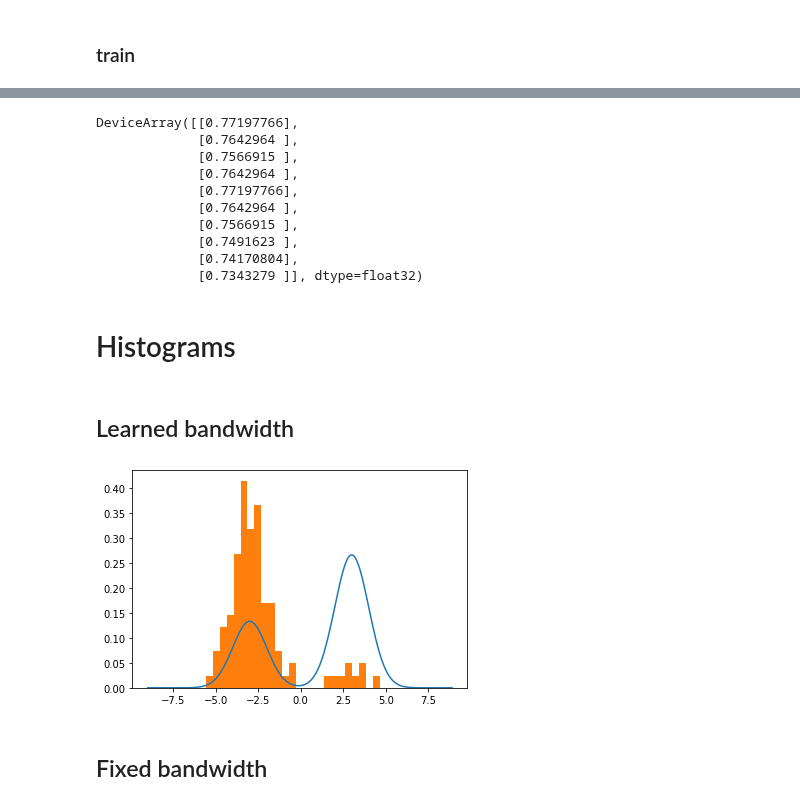
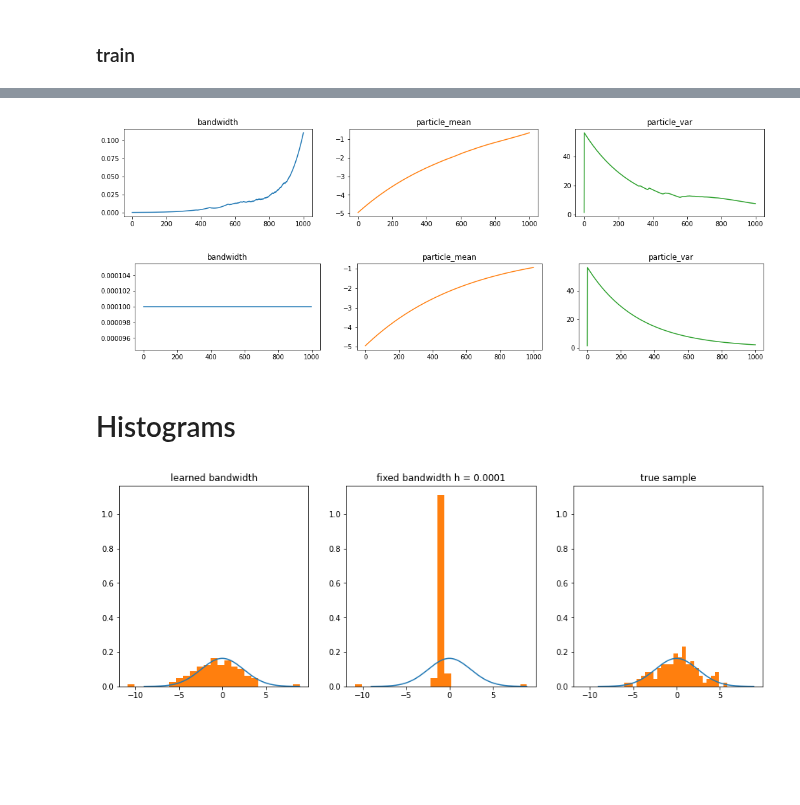
Before and after one commit to ratschlab/projects-2020-Neural-SVGD, a Jupyter notebook: Train (one dim experiments)-Copy1.ipynb, the cells around one changed output, grey strips where cells are left out. Saved outputs shown, nothing was run; the diff lists cells and outputs as text; code cells hidden in the pictures; blank space fills up the shorter version.

```diff
--- a/Train (one dim experiments)-Copy1.ipynb
+++ b/Train (one dim experiments)-Copy1.ipynb
@@ -18,6 +18,8 @@ rkey = random.PRNGKey(10)
 # %%
-dist = metrics.Gaussian(0, 1)
-dist = metrics.GaussianMixture([-3, 3], [1, 1], [1/3, 2/3])
+# dist = metrics.Gaussian(0, 1)
+# dist = metrics.GaussianMixture([-3, 3], [1, 1], [1/3, 2/3])
+dist = metrics.Gaussian(0, 6)
+
 n = 100
 d = dist.d
 
@@ -26,7 +30,7 @@ svgd = SVGD(dist, n_steps, particle_shape=(n, d), adagrad=False)
 # %%
-h = 30
+h = 0.0001
 lr = 0.01
-svgd_stepsize = 0.01
+svgd_stepsize = 1
 bandwidth = h
 ksd_bandwidth = 1
 # %%
@@ -35,9 +40,10 @@ rkey = random.split(rkey)[0]
 ### train
 # %%
 st = time.time()
-x, x_step, log, log_step, losses = svgd.train(rkey, h, lr, svgd_stepsize, n_steps, ksd_bandwidth, update_after=0)
+x, log, losses = svgd.train(rkey, h, lr, svgd_stepsize, n_steps, ksd_bandwidth, update_after=0)
 x.block_until_ready()
 end = time.time()
 print(f"took {end - st} seconds")
+print(log["desc"]["bandwidth"][-4:][:, 0])
 # %% [output]
 JIT COMPILING step...
@@ -69,26 +63,22 @@ DeviceArray(True, dtype=bool)
-# %%
-log["desc"]["bandwidth"][-10:]
-# %% [output]
-DeviceArray([[0.77197766],
-             [0.7642964 ],
-             [0.7566915 ],
-             [0.7642964 ],
-             [0.77197766],
-             [0.7642964 ],
-             [0.7566915 ],
-             [0.7491623 ],
-             [0.74170804],
-             [0.7343279 ]], dtype=float32)
+# %%
+plot.svgd_log(log)#, full=True)
+plot.svgd_log(logs)
+# %% [output]
+[figure, added]
+[figure, added]
 # %% [markdown]
 # Histograms
-# %% [markdown]
-## Learned bandwidth
+# %%
+s = dist.sample(shape=(n,1))
 # %%
 grid = np.arange(-9, 9, 0.1)
 
-_ = plt.plot(grid, vmap(dist.pdf)(grid))
-_ = plt.hist(x[:, 0], density=True, bins=25)
+fig, axs = plt.subplots(1, 3, figsize = [15, 4.8])
+for ax, out, title in zip(axs, (x, xs, s), ("learned bandwidth", f"fixed bandwidth h = {h}", "true sample")):
+    _ = ax.plot(grid, vmap(dist.pdf)(grid))
+    _ = ax.hist(out[:, 0], density=True, bins=25)
+    _ = ax.set_title(title)
+
+_ = plot.equalize_axes(axs)
 # %% [output]
-[figure, old version]
+[figure, new version]
-# %% [markdown]
-## Fixed bandwidth
```
Also changed, not shown: parts of 16 cells of this notebook, 8 other files.
